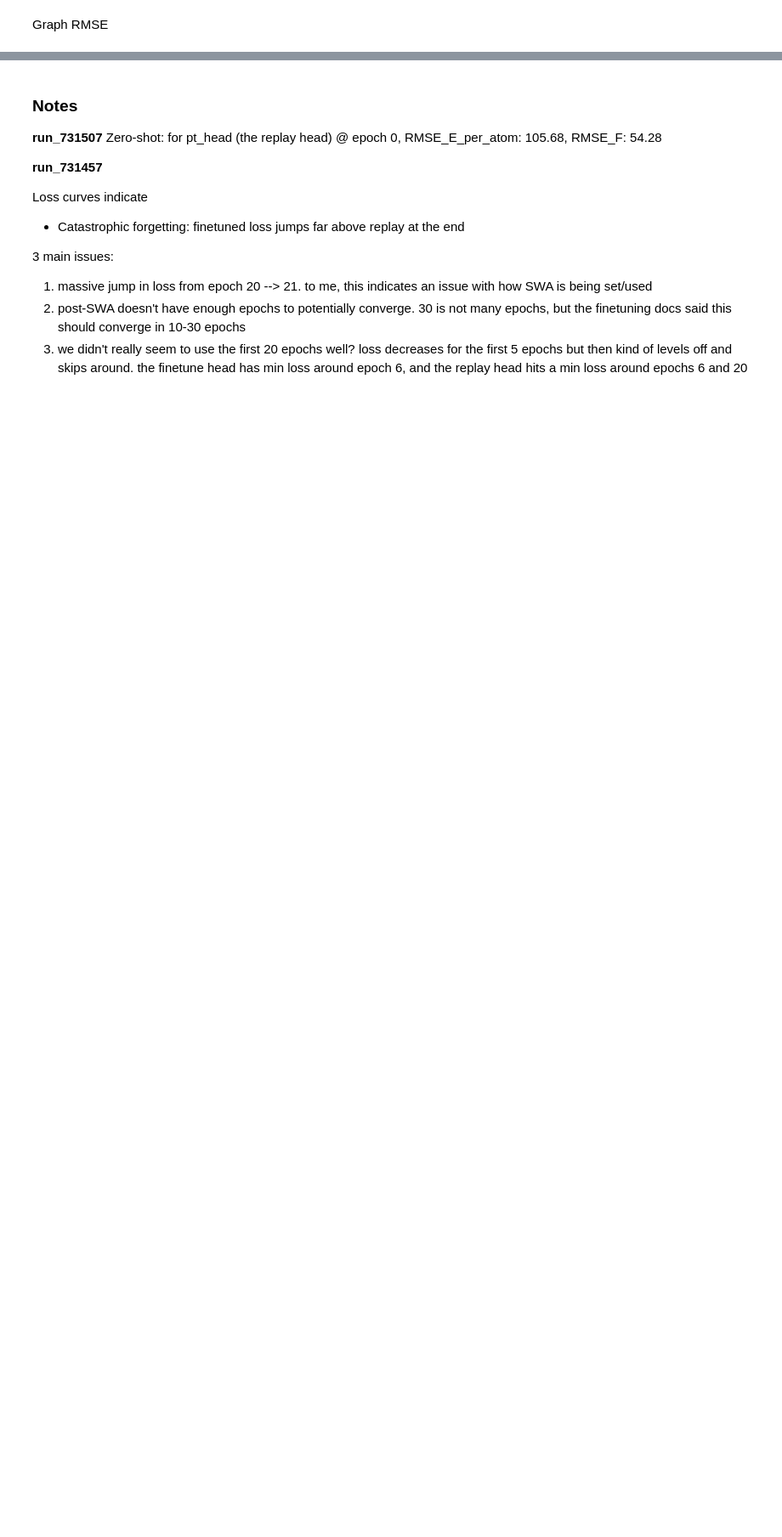
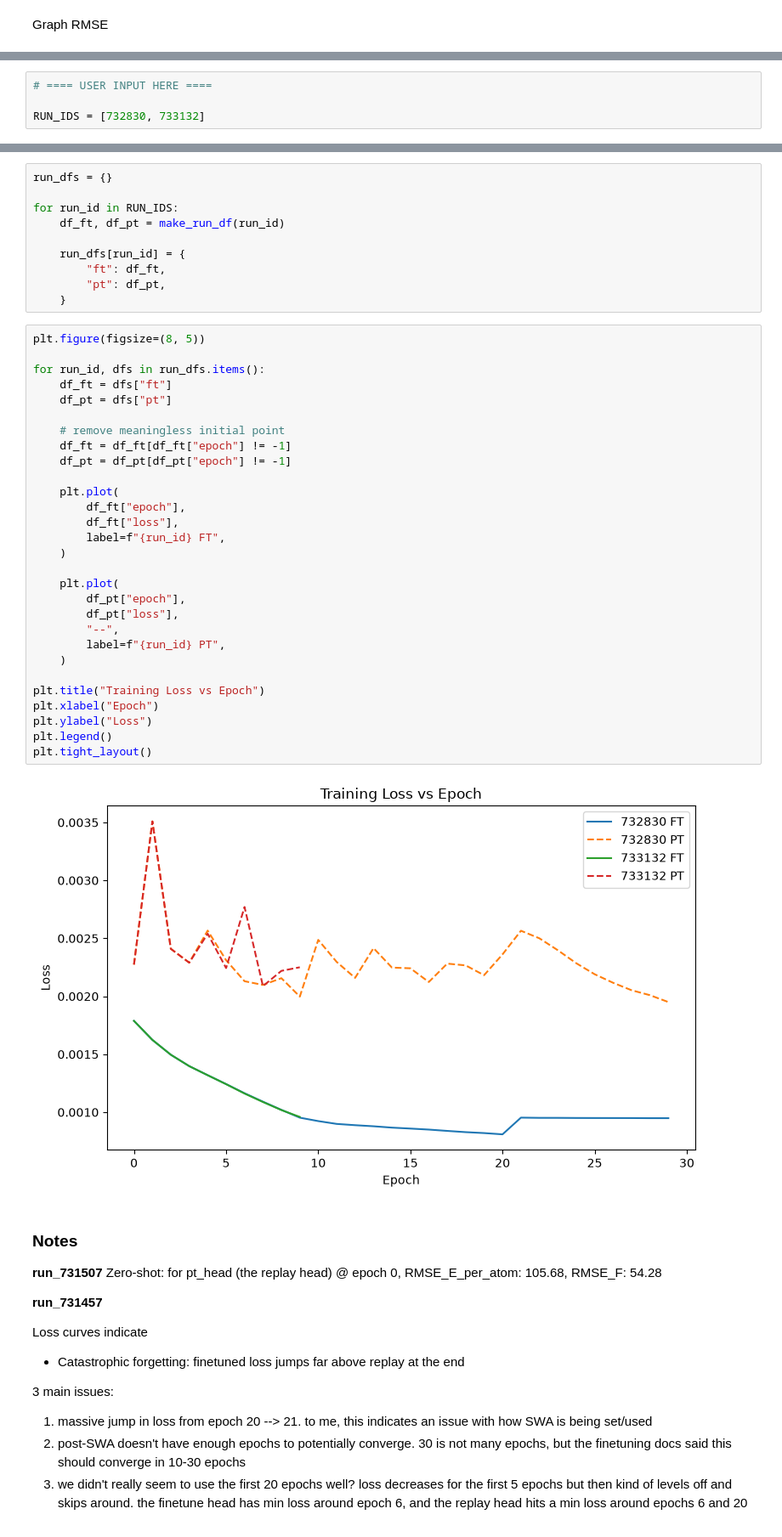
Before and after one commit to zbschwab/finetuned-mlips, a Jupyter notebook: mace-mh-1/results/post-processing.ipynb, the cells around one changed output, grey strips where cells are left out. Shown at 85% size. Drawn from its saved outputs; the diff is of its cells as text; blank space fills up the shorter version.

```diff
--- a/mace-mh-1/results/post-processing.ipynb
+++ b/mace-mh-1/results/post-processing.ipynb
@@ -172,0 +167,4 @@ print(df_pt)
+# %%
+# ==== USER INPUT HERE ====
+
+RUN_IDS = [732830, 733132]
@@ -173,3 +210,44 @@ print(df_pt)
+# %%
+run_dfs = {}
+
+for run_id in RUN_IDS:
+    df_ft, df_pt = make_run_df(run_id)
+
+    run_dfs[run_id] = {
+        "ft": df_ft,
+        "pt": df_pt,
+    }
+# %%
+plt.figure(figsize=(8, 5))
+
+for run_id, dfs in run_dfs.items():
+    df_ft = dfs["ft"]
+    df_pt = dfs["pt"]
+
+    # remove meaningless initial point
+    df_ft = df_ft[df_ft["epoch"] != -1]
+    df_pt = df_pt[df_pt["epoch"] != -1]
+
+    plt.plot(
+        df_ft["epoch"],
+        df_ft["loss"],
+        label=f"{run_id} FT",
+    )
+
+    plt.plot(
+        df_pt["epoch"],
+        df_pt["loss"],
+        "--",
+        label=f"{run_id} PT",
+    )
+
+plt.title("Training Loss vs Epoch")
+plt.xlabel("Epoch")
+plt.ylabel("Loss")
+plt.legend()
+plt.tight_layout()
+# %% [output]
+[figure, added]
 # %% [markdown]
 ### Notes
 
```
Also changed, not shown: parts of 11 cells of this notebook, 7 other files.
